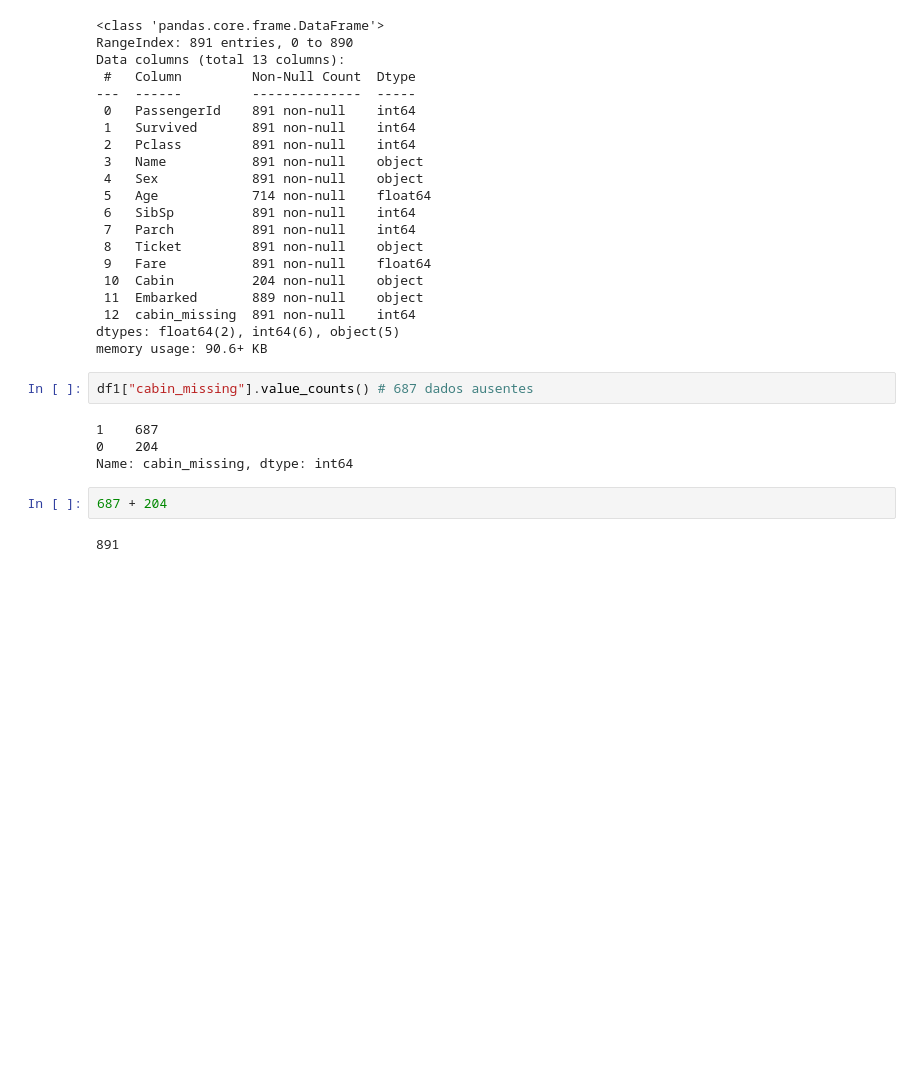
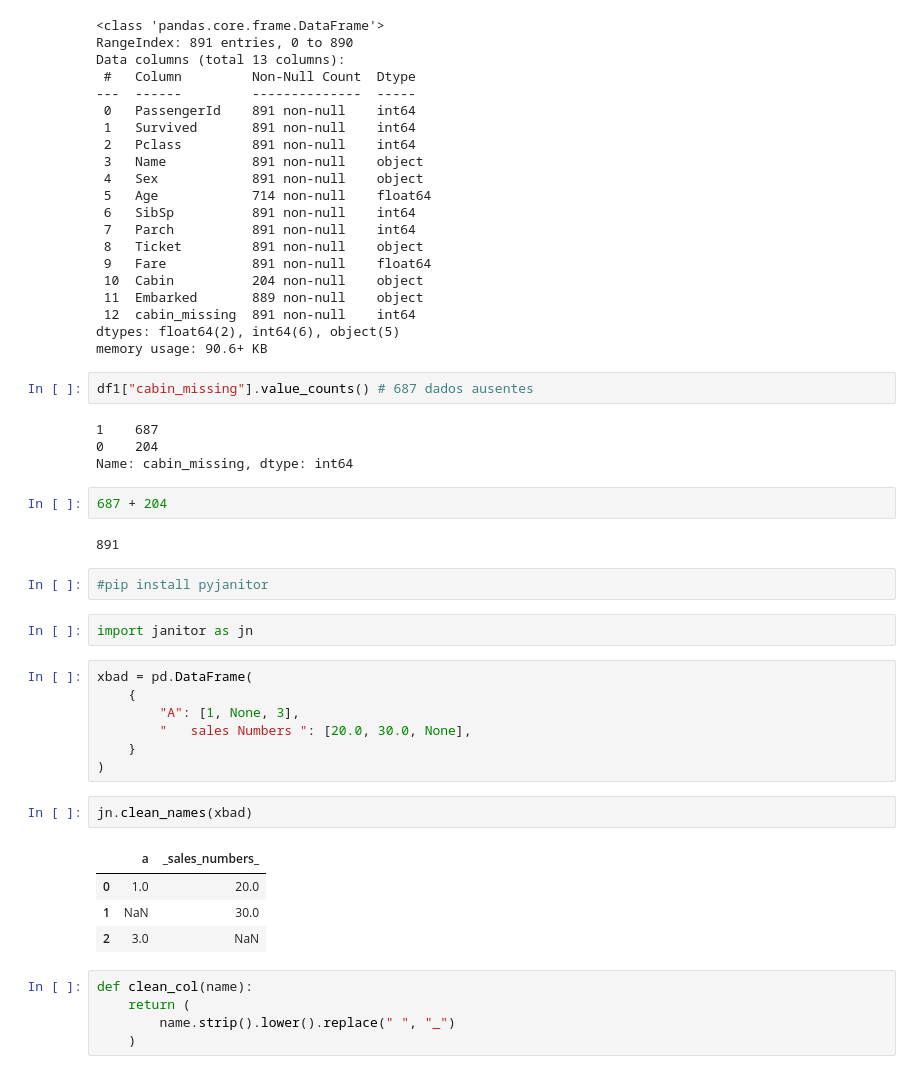
Before and after one commit to itimes-digital/estudo-python-git, a Jupyter notebook: limpando_dados.ipynb, the cells around one changed output. Saved outputs shown, nothing was run; the diff lists cells and outputs as text; blank space fills up the shorter version.

```diff
--- a/limpando_dados.ipynb
+++ b/limpando_dados.ipynb
@@ -219,3 +227,26 @@ Name: cabin_missing, dtype: int64
 687 + 204
 # %% [output]
 891
+# %%
+#pip install pyjanitor
+# %%
+import janitor as jn
+# %%
+xbad = pd.DataFrame(
+    {
+        "A": [1, None, 3],
+        "   sales Numbers ": [20.0, 30.0, None],
+    }
+)
+# %%
+jn.clean_names(xbad)
+# %% [output]
+|  | a | _sales_numbers_ |
+| 0 | 1.0 | 20.0 |
+| 1 | NaN | 30.0 |
+| 2 | 3.0 | NaN |
+# %%
+def clean_col(name):
+    return (
+        name.strip().lower().replace(" ", "_")
+    )
```
Also changed, not shown: parts of 8 cells of this notebook.
